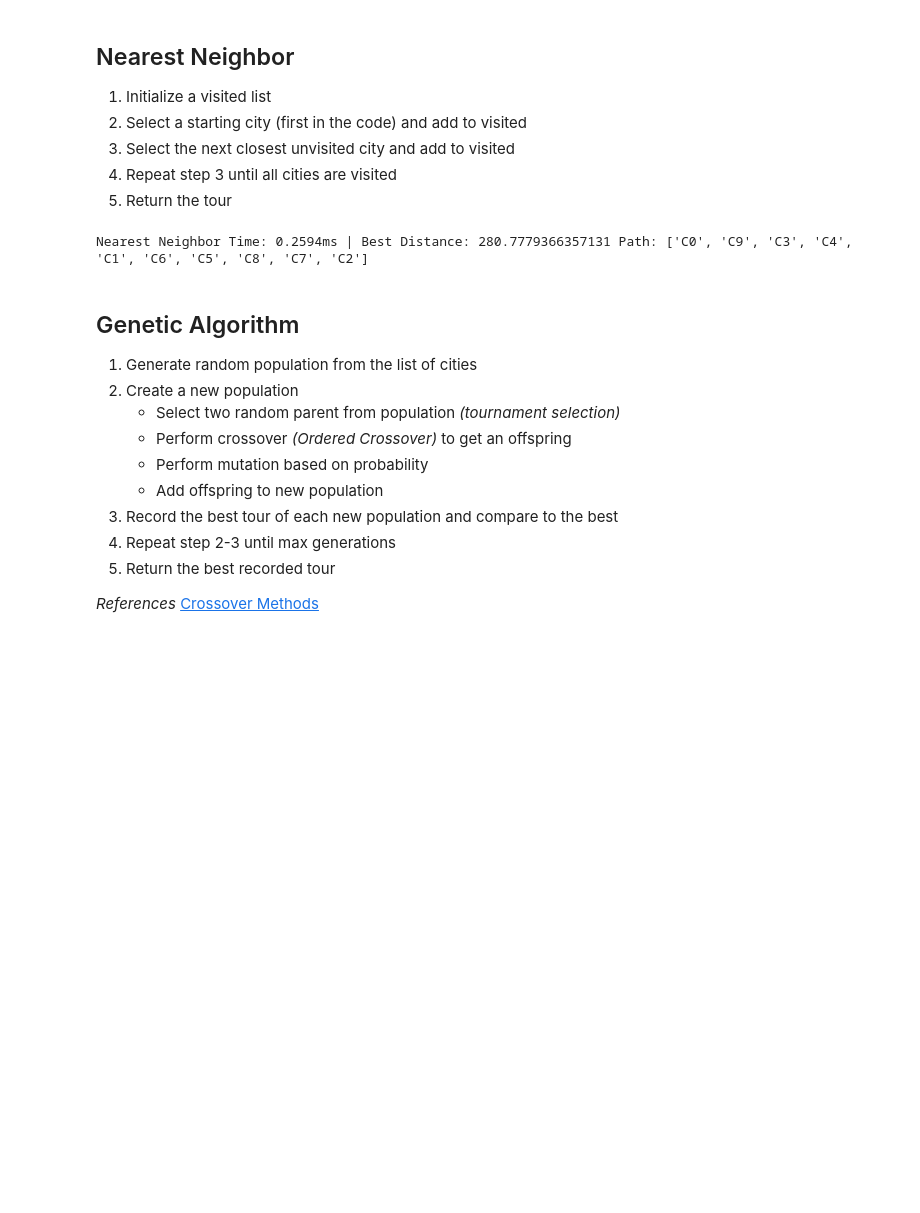
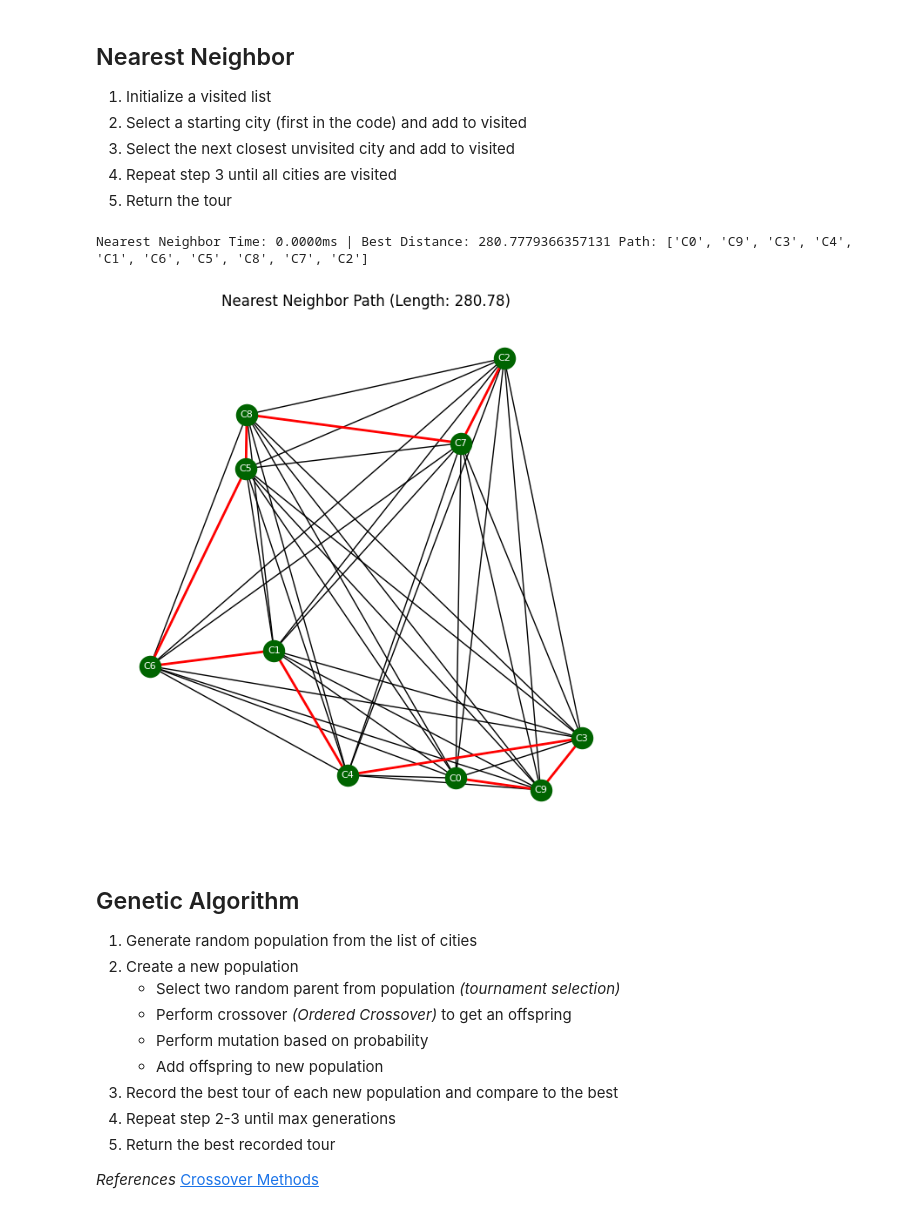
Before and after one commit to niceWizzard/GT_TSP_PS, a Jupyter notebook: problemset.ipynb, the cells around one changed output. Drawn from its saved outputs; the diff is of its cells as text; code cells hidden in the pictures; blank space fills up the shorter version.

```diff
--- a/problemset.ipynb
+++ b/problemset.ipynb
@@ -82,32 +82,45 @@ Brute Force → Length: 264.14, Time: 18.6537s
 # %%
 
 def nearest_neighbor(G : nx.Graph) -> tuple[list[str], float]:
     n = NUM_CITIES
     first = list(G.nodes)[0]
 
     #initialize route at the first node
     route = [first]
     visited = {first}
     best_distance = 0
     while len(visited) < n:
         current_node = route[-1]
         #Finds the nearest node to the current node that has not been visited yet
         nearest_node, distance = min([(i, distances[current_node][i]) for i in G[current_node] if i not in visited], key=lambda x: x[1])
 
         route.append(nearest_node)
         visited.add(nearest_node)
         best_distance += distance
     else:
         #Connect last node distance to the first node distance
         best_distance += distances[current_node][first]
     return (route, best_distance)
 
 start = time.time()
 nn_path, nn_length = nearest_neighbor(G)
 nn_time = time.time() - start
 print(f"Nearest Neighbor Time: {(nn_time * 1000):.4f}ms | Best Distance: {nn_length} Path: {nn_path}")
+
+plt.figure(figsize=(6,6))
+nx.draw(G, pos, with_labels=True, node_size=300, font_color='white', font_size=8, node_color='darkgreen')
+
+# Draw the NN path in red
+nn_edges = [(nn_path[i], nn_path[i+1]) for i in range(len(nn_path)-1)]
+nx.draw_networkx_edges(G, pos, edgelist=nn_edges, edge_color='red', width=2)
+
+# Title
+plt.title(f"Nearest Neighbor Path (Length: {nn_length:.2f})")
+plt.axis('off')
+plt.show()
 # %% [output]
-Nearest Neighbor Time: 0.2594ms | Best Distance: 280.7779366357131 Path: ['C0', 'C9', 'C3', 'C4', 'C1', 'C6', 'C5', 'C8', 'C7', 'C2']
+Nearest Neighbor Time: 0.0000ms | Best Distance: 280.7779366357131 Path: ['C0', 'C9', 'C3', 'C4', 'C1', 'C6', 'C5', 'C8', 'C7', 'C2']
+[figure, added]
 # %% [markdown]
 ## Genetic Algorithm
 
```
Also changed, not shown: parts of 5 cells of this notebook.
